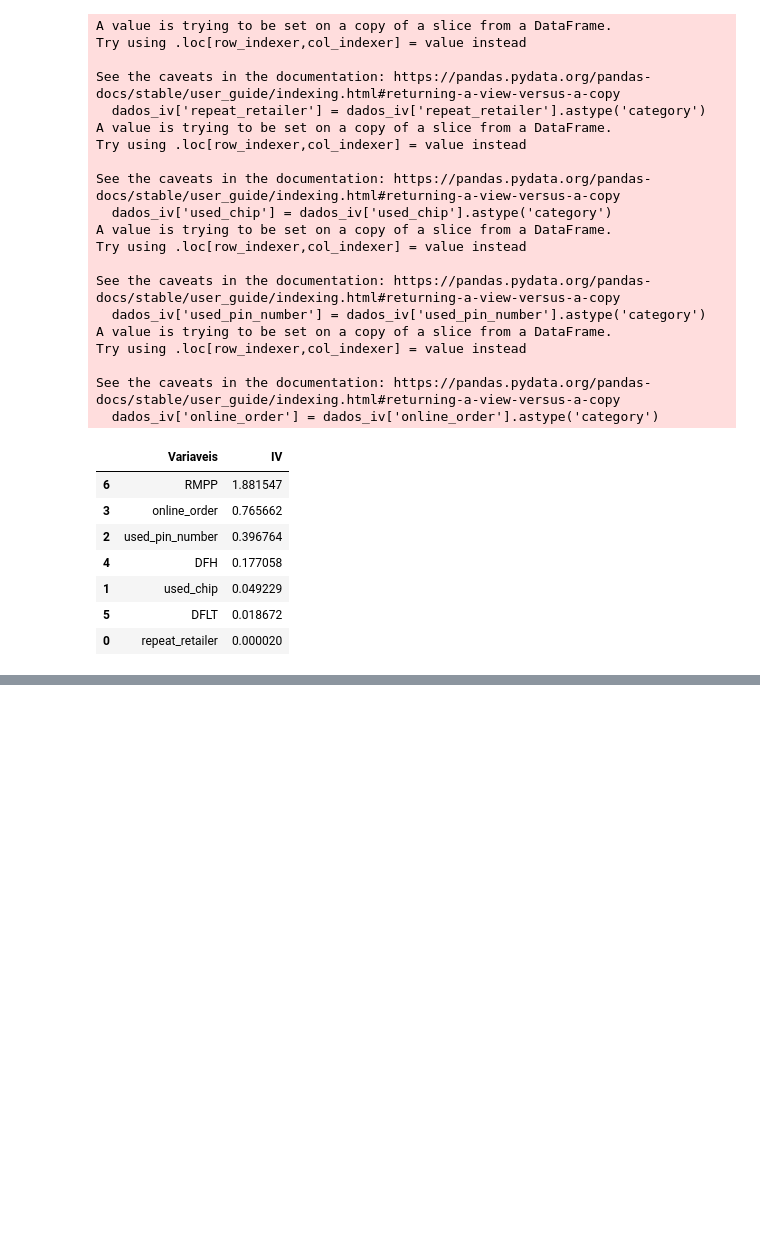
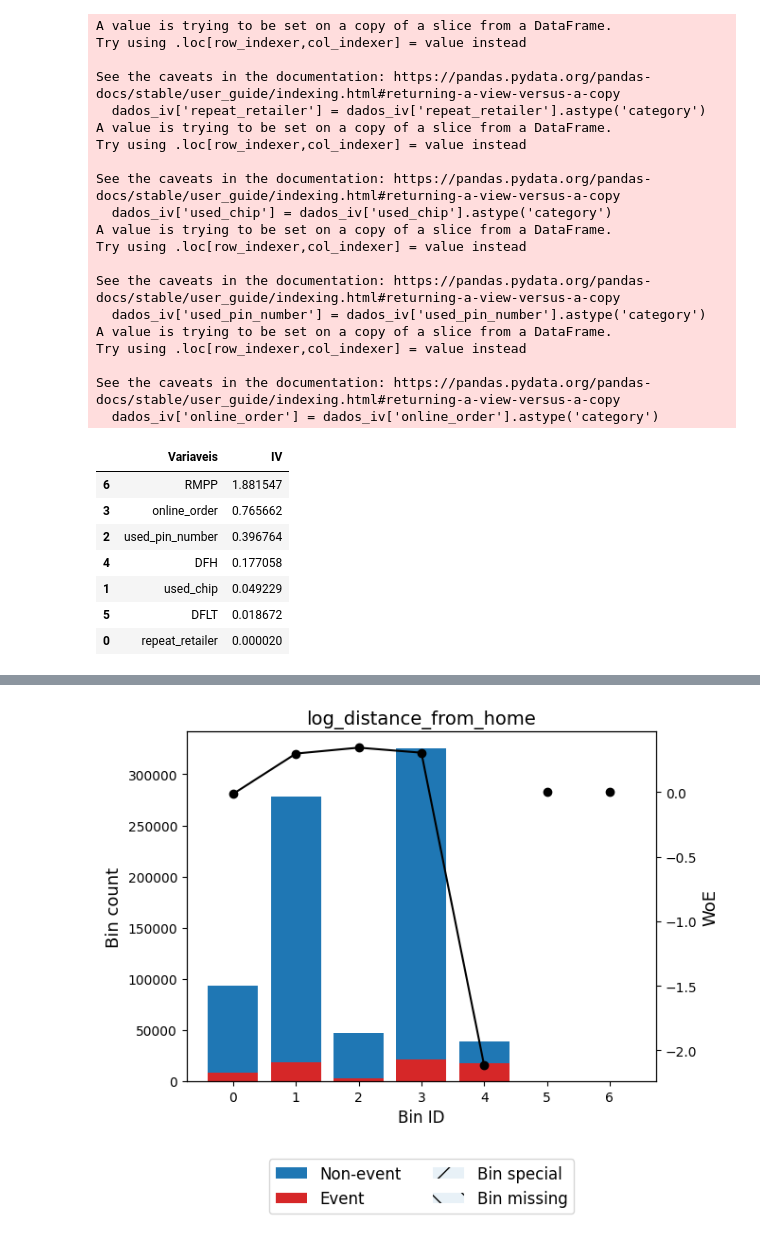
Before and after one commit to HugoCalegari/Estudo_Fraude_CC, a Jupyter notebook: vFraude_CC/2.Exploracao_variaveis/1.Exploracao_inicial.ipynb, the cells around one changed output, grey strips where cells are left out. Cells and saved outputs as stored; diff of their text form; code cells hidden in the pictures; blank space fills up the shorter version.

Commit message:
[Add] Adição de correlação e uso do pacote OptimalBinnig para IV/WOE

```diff
--- a/vFraude_CC/2.Exploracao_variaveis/1.Exploracao_inicial.ipynb
+++ b/vFraude_CC/2.Exploracao_variaveis/1.Exploracao_inicial.ipynb
@@ -378,0 +417,5 @@ IV_lista_variaveis(dados = dados_iv, var_target = 'fraud')
+# %%
+variable = 'log_distance_from_home'
+optb = OptimalBinning(name=variable, dtype="numerical", solver="cp", min_n_bins=3, max_n_bins=5, monotonic_trend="auto")
+optb.fit(dados[variable], dados['fraud'])
+optb.binning_table.build()
@@ -378,0 +432,4 @@ IV_lista_variaveis(dados = dados_iv, var_target = 'fraud')
+# %%
+optb.binning_table.plot(metric="woe")
+# %% [output]
+[figure, added]
```
Also changed, not shown: parts of 20 cells of this notebook.
